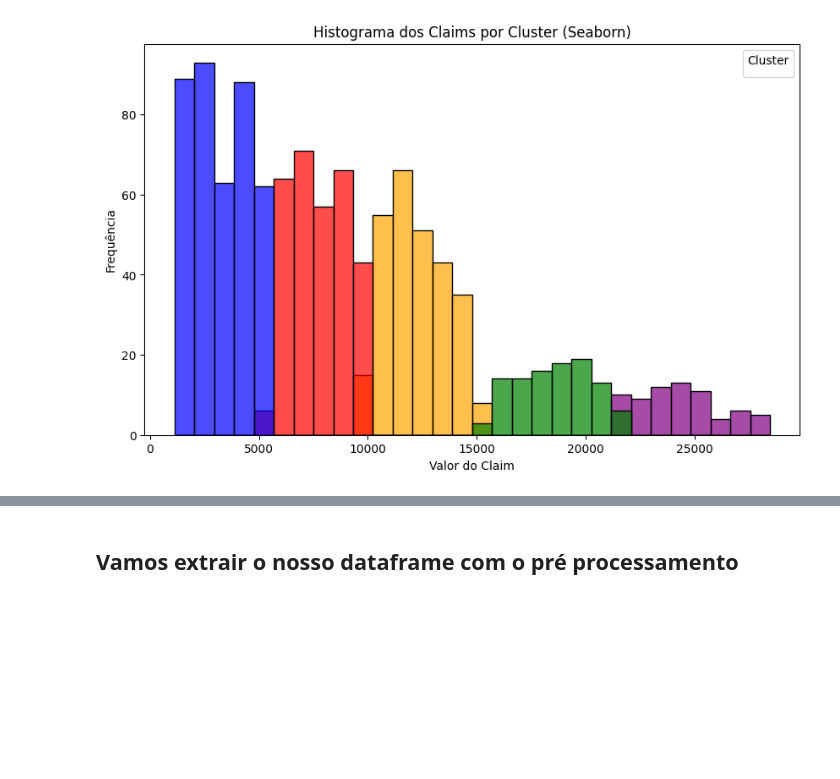
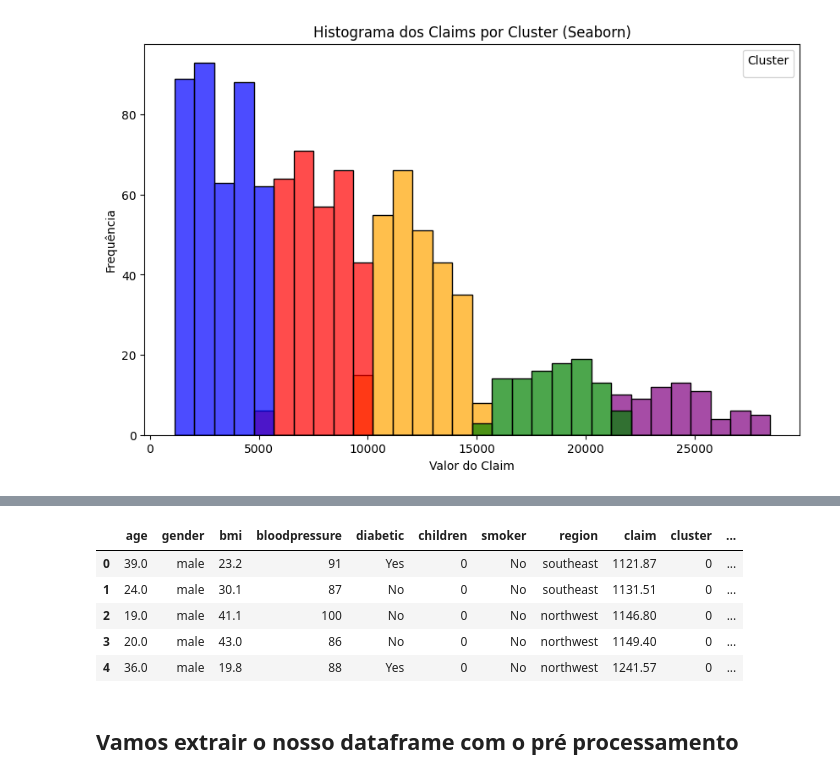
Before and after one commit to TalesVMAlves/Classificador-Seguros, a Jupyter notebook: preProcessamento.ipynb, the cells around one changed output, grey strips where cells are left out. Cells and saved outputs as stored; diff of their text form; code cells hidden in the pictures; blank space fills up the shorter version.

Commit message:
Coluna com as faixas para cada cluster

```diff
--- a/preProcessamento.ipynb
+++ b/preProcessamento.ipynb
@@ -134,16 +134,23 @@ plt.show()
 [figure]
 # %%
 from sklearn.cluster import KMeans
-
 def create_cluster_bins(df, column, num_clusters):
     kmeans = KMeans(n_clusters=num_clusters, random_state=0, n_init=10)
     df['cluster'] = kmeans.fit_predict(df[[column]])
     centroids = sorted(kmeans.cluster_centers_.flatten())
-    bins = [df[column].min()] + centroids + [df[column].max()]
-    labels = [f'Cluster {i}' for i in range(num_clusters)]
+    min_val = df[column].min()
+    max_val = df[column].max()
+    epsilon = (max_val - min_val) * 0.0001 # Para evitar que o maior valor não esteja no grupo
+    bins = [min_val] + centroids + [max_val + epsilon]
+
+    labels = []
+    for i in range(len(bins) - 1):
+        labels.append(f'[{bins[i]:.2f} to {bins[i+1]:.2f})')
+
     if len(labels) != len(bins) - 1:
-        labels = [f'Cluster {i}' for i in range(len(bins) - 1)]
-    df['binned_claim'] = pd.cut(df[column], bins=bins, labels=labels, include_lowest=True)
+        labels = [f'[{bins[i]:.2f} to {bins[i+1]:.2f})' for i in range(len(bins) - 1)]
+
+    df['binned_claim'] = pd.cut(df[column], bins=bins, labels=labels, include_lowest=True, right=False)
     return df
 
 df_binned = create_cluster_bins(df_sem_outliers, 'claim', 5)
@@ -174,3 +192,12 @@ plt.show()
+# %%
+df_binned.head()
+# %% [output]
+|  | age | gender | bmi | bloodpressure | diabetic | children | smoker | region | claim | cluster | ... |
+| 0 | 39.0 | male | 23.2 | 91 | Yes | 0 | No | southeast | 1121.87 | 0 | ... |
+| 1 | 24.0 | male | 30.1 | 87 | No | 0 | No | southeast | 1131.51 | 0 | ... |
+| 2 | 19.0 | male | 41.1 | 100 | No | 0 | No | northwest | 1146.80 | 0 | ... |
+| 3 | 20.0 | male | 43.0 | 86 | No | 0 | No | northwest | 1149.40 | 0 | ... |
+| 4 | 36.0 | male | 19.8 | 88 | Yes | 0 | No | northwest | 1241.57 | 0 | ... |
 # %% [markdown]
 ## Vamos extrair o nosso dataframe com o pré processamento
 # %%
```
Also changed, not shown: parts of 3 cells of this notebook.
